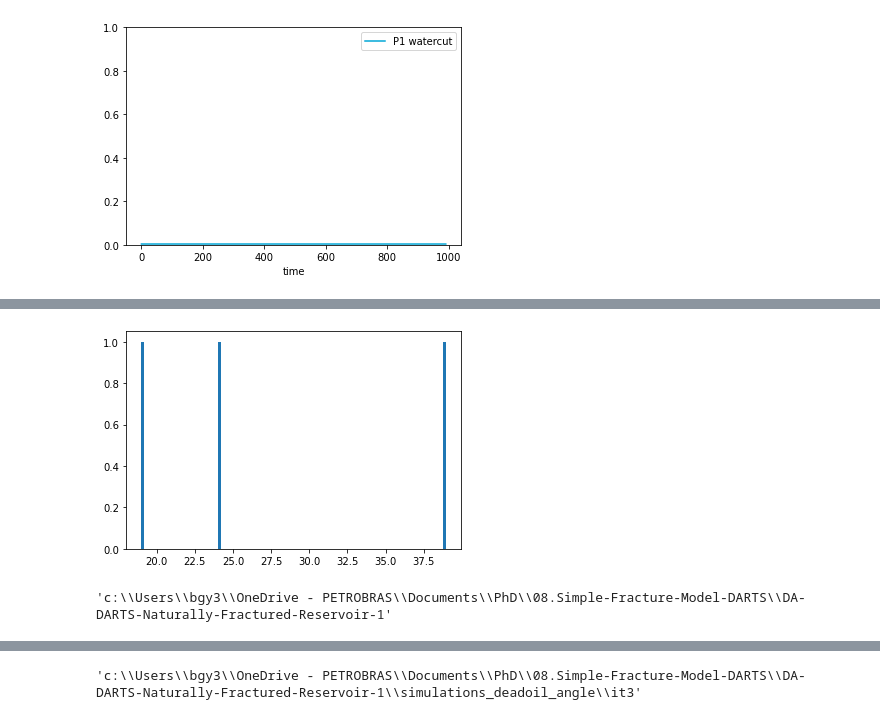
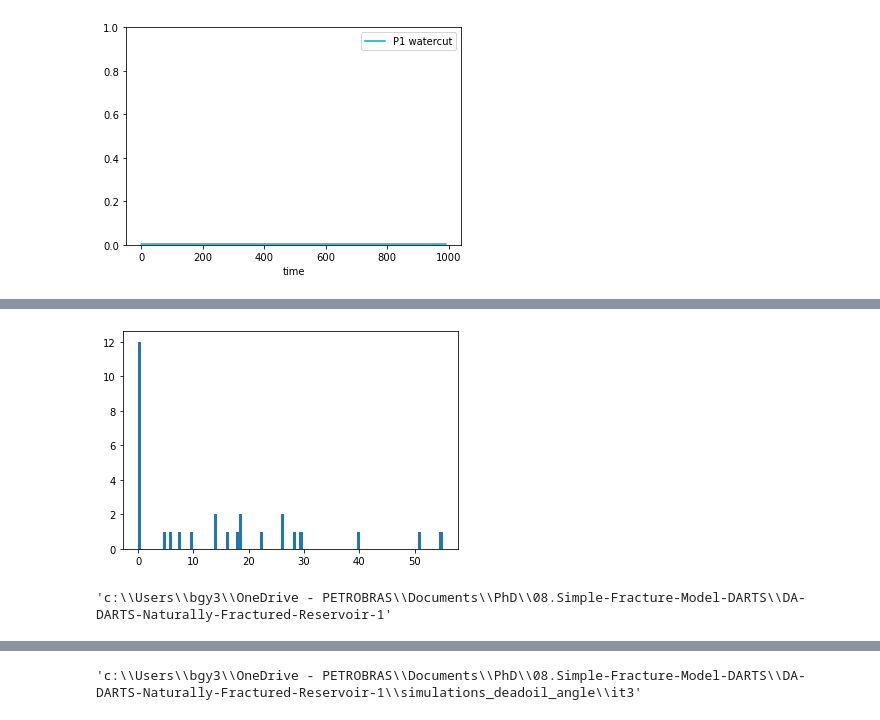
Before and after one commit to gabrielserrao/DA-DARTS-Naturally-Fractured-Reservoir, a Jupyter notebook: mainDA_deadoil_angle.ipynb, the cells around one changed output, grey strips where cells are left out. Saved outputs shown, nothing was run; the diff lists cells and outputs as text; code cells hidden in the pictures.

Commit message:
finished running with angle

```diff
--- a/mainDA_deadoil_angle.ipynb
+++ b/mainDA_deadoil_angle.ipynb
@@ -282,7 +282,7 @@ NGrid = 0 # Ni * Nj
 NScalar = 1 #we just considering one scalar as the parameter in the problem
 Nm = NGrid + NScalar
 Nd = len(dObs)* 1 #  timesteps * 1 well data
-Ne = 3
+Ne = 30
 NTimesteps = len(dTime)
 NWells = 1 #we just considering one well
 
@@ -291,28 +291,28 @@ csi = 0.99
 # %%
 #%%
 #Generate the prior ensemble of scalar parameters
-angle_ensemble = np.clip(np.random.normal(math.radians(30), math.radians(10), Ne),math.radians(0),math.radians(90))
+angle_ensemble = np.clip(np.random.normal(math.radians(0), math.radians(30), Ne),math.radians(0),math.radians(90))
 Em_frac_aper=[]
 for i, angle in enumerate(angle_ensemble):
     Em_frac_aper.append(aperture_vec(math.degrees(angle)))
 
 convert = lambda x : math.degrees(x)
 angle_ensemble_degrees = list(map(convert, angle_ensemble))
 
 
 
 # data colums
 columnsNameList = ['P1 : oil rate (m3/day)']
 
 MScalarPrior = angle_ensemble #using the angles in radians
 #print MScalarPrioir histogram
 
 plt.hist(angle_ensemble_degrees, bins=100)
 plt.show()
 #%%
 curDir = os.getcwd()
 srcDir =  f'{curDir}'
 srcDir
 # %% [output]
-[figure, old version]
+[figure, new version]
 'c:\\Users\\bgy3\\OneDrive - PETROBRAS\\Documents\\PhD\\08.Simple-Fracture-Model-DARTS\\DA-DARTS-Naturally-Fractured-Reservoir-1'
```
Also changed, not shown: parts of 11 cells of this notebook, 1 other file.
